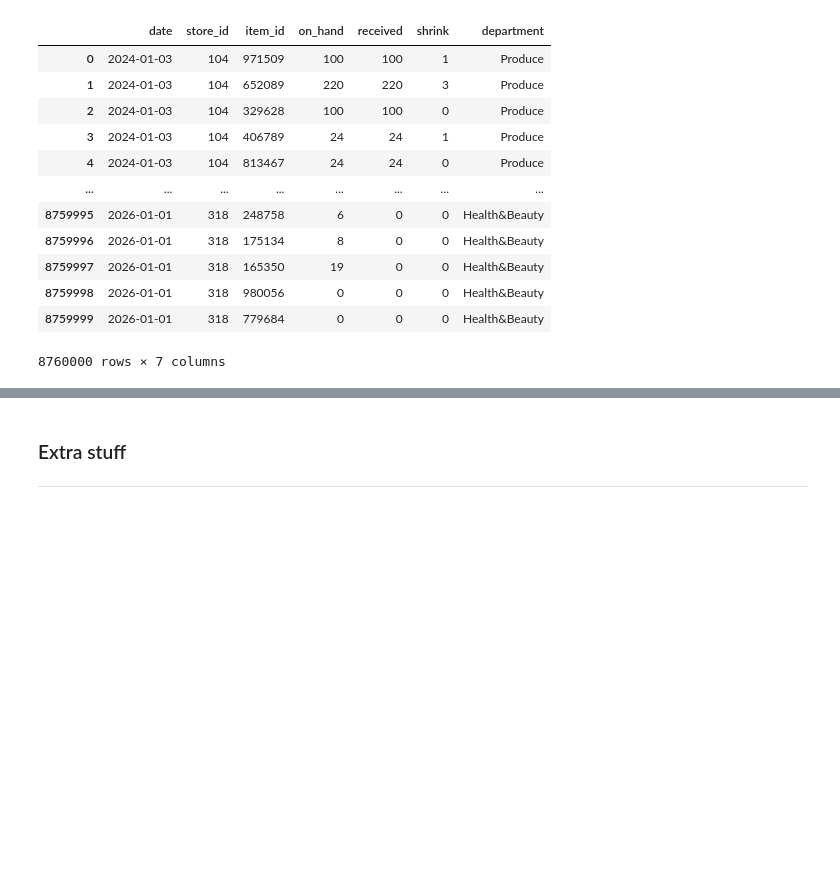
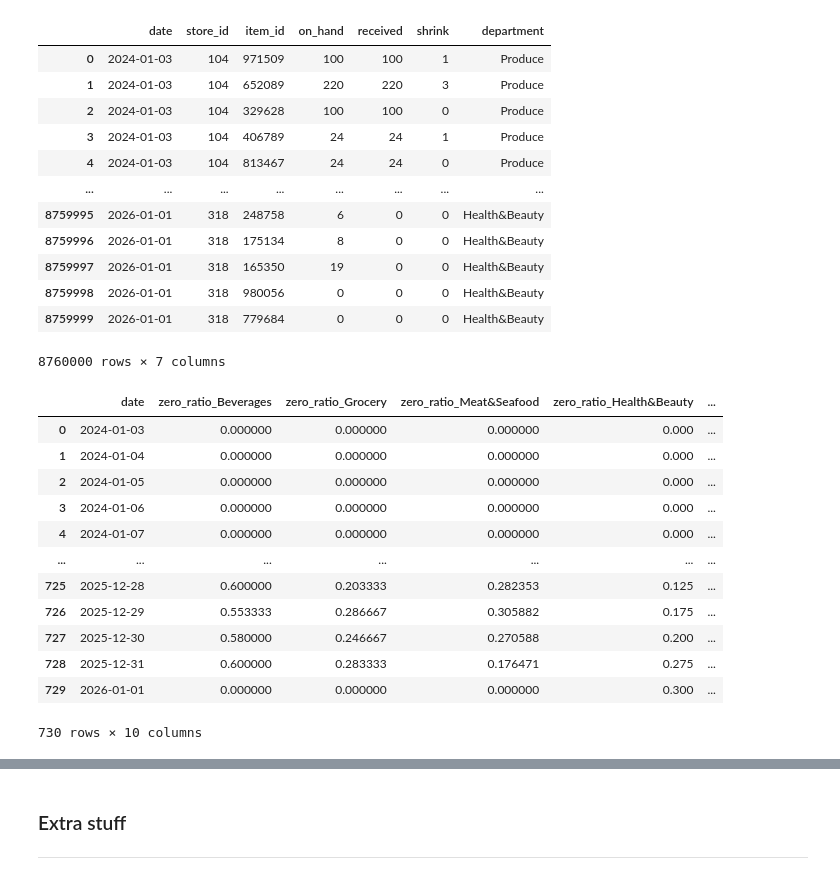
Before and after one commit to Austin-cool/The-Supply-Chain-Paradox, a Jupyter notebook: M2/Models/stock_per_day_per_department.ipynb, the cells around one changed output, grey strips where cells are left out. Drawn from its saved outputs; the diff is of its cells as text; code cells hidden in the pictures; blank space fills up the shorter version.

```diff
--- a/M2/Models/stock_per_day_per_department.ipynb
+++ b/M2/Models/stock_per_day_per_department.ipynb
@@ -77,5 +82,49 @@ for store in store_ids:
 
         features_per_store_per_department[store][department] = New_table
+# %%
+zero_ratio_per_store = {}
+
+for store in store_ids:
+    df1 = features_per_store_per_department[store]['Beverages']
+    df2 = features_per_store_per_department[store]['Grocery']
+    df3 = features_per_store_per_department[store]['Meat&Seafood']
+    df4 = features_per_store_per_department[store]['Health&Beauty']
+    df5 = features_per_store_per_department[store]['Produce']
+    df6 = features_per_store_per_department[store]['Frozen']
+    df7 = features_per_store_per_department[store]['Bakery']
+    df8 = features_per_store_per_department[store]['Household']
+    df9 = features_per_store_per_department[store]['Dairy']
+
+    zero_rate_per_department = pd.DataFrame({
+    'date': df1["date"],
+    'zero_ratio_Beverages': df1["zero_ratio_Beverages"],
+    'zero_ratio_Grocery': df2["zero_ratio_Grocery"],
+    'zero_ratio_Meat&Seafood': df3["zero_ratio_Meat&Seafood"],
+    'zero_ratio_Health&Beauty': df4["zero_ratio_Health&Beauty"],
+    'zero_ratio_Produce': df5["zero_ratio_Produce"],
+    'zero_ratio_Frozen': df6["zero_ratio_Frozen"],
+    'zero_ratio_Bakery': df7["zero_ratio_Bakery"],
+    'zero_ratio_Household': df8["zero_ratio_Household"],
+    'zero_ratio_Dairy': df9["zero_ratio_Dairy"],
+    })
+
+    zero_ratio_per_store[store] = zero_rate_per_department
+# %%
+zero_ratio_per_store[311]
+# %% [output]
+|  | date | zero_ratio_Beverages | zero_ratio_Grocery | zero_ratio_Meat&Seafood | zero_ratio_Health&Beauty | ... |
+| 0 | 2024-01-03 | 0.000000 | 0.000000 | 0.000000 | 0.000 | ... |
+| 1 | 2024-01-04 | 0.000000 | 0.000000 | 0.000000 | 0.000 | ... |
+| 2 | 2024-01-05 | 0.000000 | 0.000000 | 0.000000 | 0.000 | ... |
+| 3 | 2024-01-06 | 0.000000 | 0.000000 | 0.000000 | 0.000 | ... |
+| 4 | 2024-01-07 | 0.000000 | 0.000000 | 0.000000 | 0.000 | ... |
+| ... | ... | ... | ... | ... | ... | ... |
+| 725 | 2025-12-28 | 0.600000 | 0.203333 | 0.282353 | 0.125 | ... |
+| 726 | 2025-12-29 | 0.553333 | 0.286667 | 0.305882 | 0.175 | ... |
+| 727 | 2025-12-30 | 0.580000 | 0.246667 | 0.270588 | 0.200 | ... |
+| 728 | 2025-12-31 | 0.600000 | 0.283333 | 0.176471 | 0.275 | ... |
+| 729 | 2026-01-01 | 0.000000 | 0.000000 | 0.000000 | 0.300 | ... |
+730 rows × 10 columns
 # %%
 print(Departments)
 print(store_ids)
```
Also changed, not shown: parts of 9 cells of this notebook.
